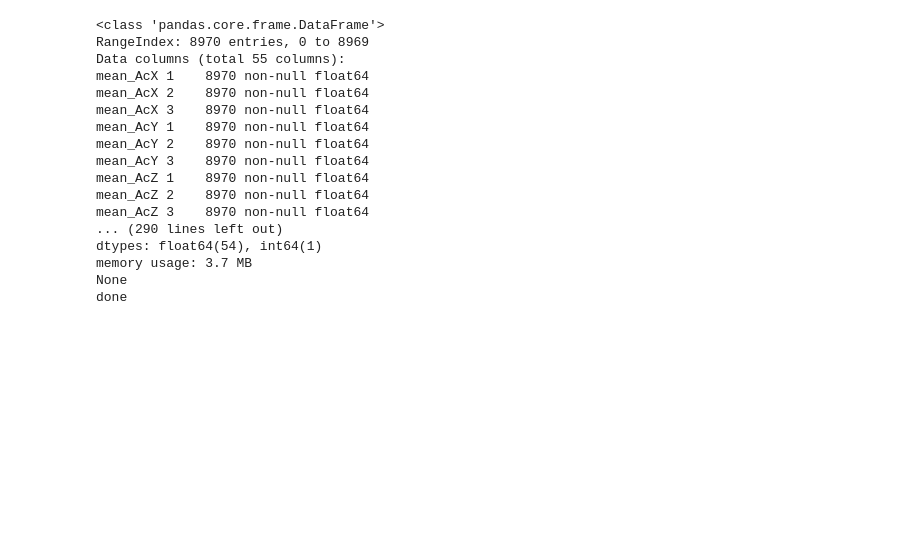
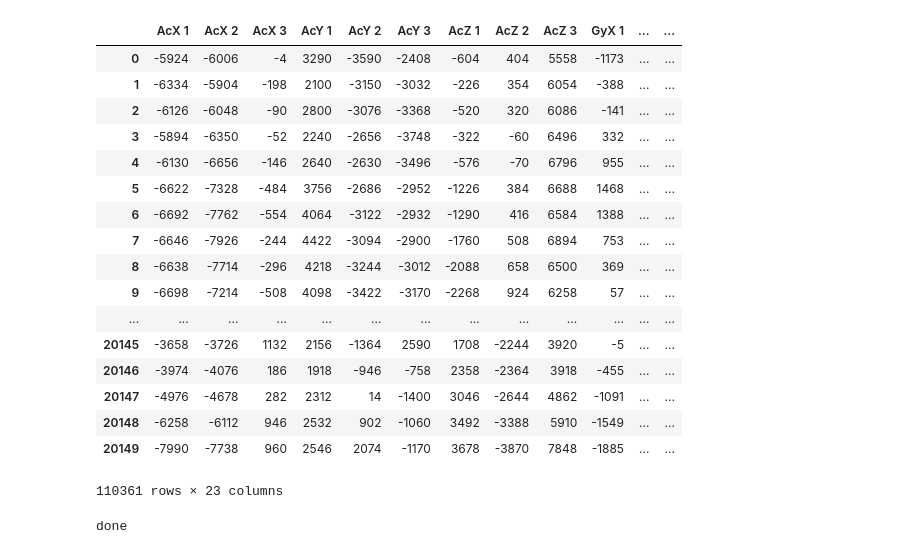
Before and after one commit to tby1994/dance, a Jupyter notebook: Machine Learning/data processing/CombineRawData.ipynb, the cells around one changed output. Saved outputs shown, nothing was run; the diff lists cells and outputs as text; code cells hidden in the pictures; blank space fills up the shorter version.

Commit message:
Added in more data

```diff
--- a/Machine Learning/data processing/CombineRawData.ipynb
+++ b/Machine Learning/data processing/CombineRawData.ipynb
@@ -120,0 +128,21 @@ done
+# %%
+sidestep_data
+# %% [output]
+|  | AcX 1 | AcX 2 | AcX 3 | AcY 1 | AcY 2 | AcY 3 | AcZ 1 | AcZ 2 | AcZ 3 | GyX 1 | ... | ... |
+| 0 | -5924 | -6006 | -4 | 3290 | -3590 | -2408 | -604 | 404 | 5558 | -1173 | ... | ... |
+| 1 | -6334 | -5904 | -198 | 2100 | -3150 | -3032 | -226 | 354 | 6054 | -388 | ... | ... |
+| 2 | -6126 | -6048 | -90 | 2800 | -3076 | -3368 | -520 | 320 | 6086 | -141 | ... | ... |
+| 3 | -5894 | -6350 | -52 | 2240 | -2656 | -3748 | -322 | -60 | 6496 | 332 | ... | ... |
+| 4 | -6130 | -6656 | -146 | 2640 | -2630 | -3496 | -576 | -70 | 6796 | 955 | ... | ... |
+| 5 | -6622 | -7328 | -484 | 3756 | -2686 | -2952 | -1226 | 384 | 6688 | 1468 | ... | ... |
+| 6 | -6692 | -7762 | -554 | 4064 | -3122 | -2932 | -1290 | 416 | 6584 | 1388 | ... | ... |
+| 7 | -6646 | -7926 | -244 | 4422 | -3094 | -2900 | -1760 | 508 | 6894 | 753 | ... | ... |
+| 8 | -6638 | -7714 | -296 | 4218 | -3244 | -3012 | -2088 | 658 | 6500 | 369 | ... | ... |
+| 9 | -6698 | -7214 | -508 | 4098 | -3422 | -3170 | -2268 | 924 | 6258 | 57 | ... | ... |
+| ... | ... | ... | ... | ... | ... | ... | ... | ... | ... | ... | ... | ... |
+| 20145 | -3658 | -3726 | 1132 | 2156 | -1364 | 2590 | 1708 | -2244 | 3920 | -5 | ... | ... |
+| 20146 | -3974 | -4076 | 186 | 1918 | -946 | -758 | 2358 | -2364 | 3918 | -455 | ... | ... |
+| 20147 | -4976 | -4678 | 282 | 2312 | 14 | -1400 | 3046 | -2644 | 4862 | -1091 | ... | ... |
+| 20148 | -6258 | -6112 | 946 | 2532 | 902 | -1060 | 3492 | -3388 | 5910 | -1549 | ... | ... |
+| 20149 | -7990 | -7738 | 960 | 2546 | 2074 | -1170 | 3678 | -3870 | 7848 | -1885 | ... | ... |
+110361 rows × 23 columns
@@ -131,27 +168,6 @@ frames_result = [chicken, number7, sidestep, turnclap, wiper]
 result = pd.concat(frames_result)
 # result = result.drop(['voltage', 'current', 'power', 'energy'], axis = 1).copy()
 result.to_csv(r'C:\Users\User\Desktop\Study\Year 3\Sem 1\CG3002\DanceProject\Machine Learning\extracted data\extracted_dataset.csv', index=False)
-print(chicken.info())
-print(number7.info())
-print(sidestep.info())
-print(turnclap.info())
-print(wiper.info())
 print("done")
 # %% [output]
-<class 'pandas.core.frame.DataFrame'>
-RangeIndex: 8970 entries, 0 to 8969
-Data columns (total 55 columns):
-mean_AcX 1    8970 non-null float64
-mean_AcX 2    8970 non-null float64
-mean_AcX 3    8970 non-null float64
-mean_AcY 1    8970 non-null float64
-mean_AcY 2    8970 non-null float64
-mean_AcY 3    8970 non-null float64
-mean_AcZ 1    8970 non-null float64
-mean_AcZ 2    8970 non-null float64
-mean_AcZ 3    8970 non-null float64
-... (290 lines left out)
-dtypes: float64(54), int64(1)
-memory usage: 3.7 MB
-None
 done
```
Also changed, not shown: parts of 2 cells of this notebook, 23 other files.
